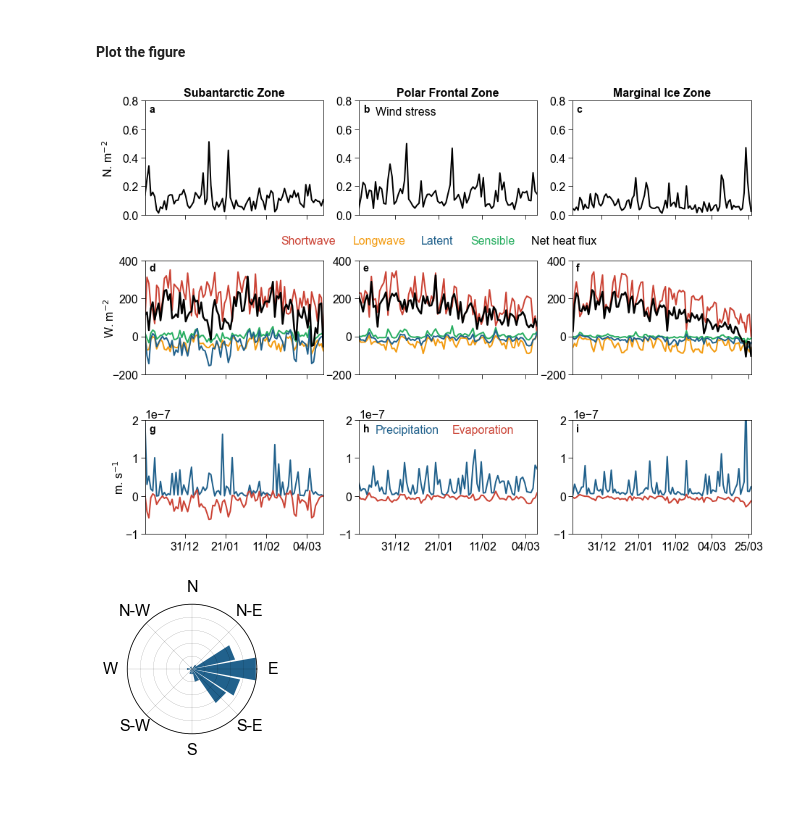
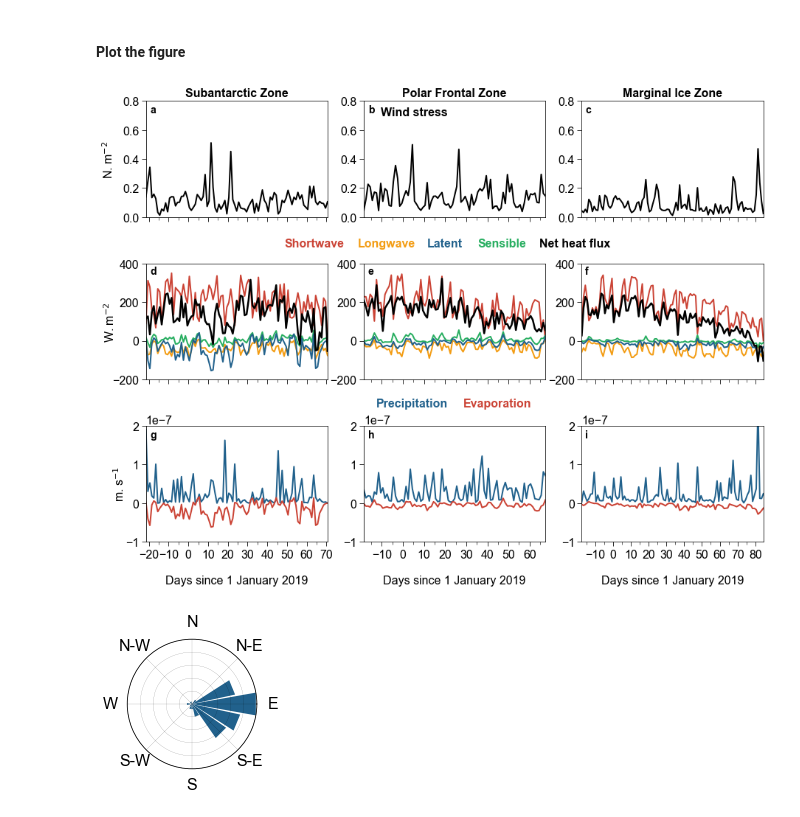
Before and after one commit to marcelduplessis/duplessis-2021-JGR-Oceans, a Jupyter notebook: duplessis-2021-figure4.ipynb, the cells around one changed output. Drawn from its saved outputs; the diff is of its cells as text; code cells hidden in the pictures.

```diff
--- a/duplessis-2021-figure4.ipynb
+++ b/duplessis-2021-figure4.ipynb
@@ -35,3 +35,11 @@ for i, dat in enumerate([dat_saz, dat_pfz, dat_miz]):
 dat_saz = dat_saz.resample(time='1D', loffset='12H').mean()
 dat_pfz = dat_pfz.resample(time='1D', loffset='12H').mean()
 dat_miz = dat_miz.resample(time='1D', loffset='12H').mean()
+# %%
+import matplotlib.dates as mdates
+
+day0=mdates.date2num(np.datetime64('2019-01-01 00:00:00'))
+
+for dat in [dat_saz, dat_pfz, dat_miz]:
+
+    dat['dayofyear']=mdates.date2num(dat.time)-day0
@@ -114,82 +81,90 @@ array([7.46069334e-02, 2.34318219e-01, 3.37807872e-01, 1.23439820e-01,
 fig,ax=plt.subplots(3,3, figsize=[15, 11])
 fig.subplots_adjust(hspace=0.4)
 
+from matplotlib.ticker import MultipleLocator
+
+majorLocator = MultipleLocator(10)
+minorLocator = MultipleLocator(5)
+
+for i in range(3):
+    for ii in range(3):
+        ax[ii,i].xaxis.set_major_locator(majorLocator)
+        ax[ii,i].xaxis.set_minor_locator(minorLocator)
+
+        if ii<2:
+            ax[ii,i].set_xticklabels([])
+
 for i, dat in enumerate([dat_saz, dat_pfz, dat_miz]):
 
-    ax[0,i].plot(dat.time, dat.tau, c='k')
+    ax[0,i].plot(dat.dayofyear, dat.tau, c='k')
 
-    ax[0,i].set_xlim(dat.time[0], dat.time[-1])
+    ax[0,i].set_xlim(dat.dayofyear[0], dat.dayofyear[-1])
     ax[0,i].set_ylim(0, 0.8)
 
 
 for i, dat in enumerate([dat_saz, dat_pfz, dat_miz]):
 
-    ax[1,i].plot(dat.time, dat.ssr,  c=red)
-    ax[1,i].plot(dat.time, dat.str,  c=orange)
-    ax[1,i].plot(dat.time, dat.sshf, c=green)
-    ax[1,i].plot(dat.time, dat.slhf, c=blue)
-    ax[1,i].plot(dat.time, dat.qnet, lw=2.5, c='k')
+    ax[1,i].plot(dat.dayofyear, dat.ssr,  c=red)
+    ax[1,i].plot(dat.dayofyear, dat.str,  c=orange)
+    ax[1,i].plot(dat.dayofyear, dat.sshf, c=green)
+    ax[1,i].plot(dat.dayofyear, dat.slhf, c=blue)
+    ax[1,i].plot(dat.dayofyear, dat.qnet, lw=2.5, c='k')
 
-    ax[1,i].set_xlim(dat.time[0], dat.time[-1])
+    ax[1,i].set_xlim(dat.dayofyear[0], dat.dayofyear[-1])
     ax[1,i].set_ylim(-200, 400)
 
 
 for i, dat in enumerate([dat_saz, dat_pfz, dat_miz]):
 
-    ax[2,i].plot(dat.time, dat.tp, c=blue)
-    ax[2,i].plot(dat.time, dat.e, c=red)
+    ax[2,i].plot(dat.dayofyear, dat.tp, c=blue)
+    ax[2,i].plot(dat.dayofyear, dat.e, c=red)
 
-    ax[2,i].set_xlim(dat.time[0], dat.time[-1])
+    ax[2,i].set_xlim(dat.dayofyear[0], dat.dayofyear[-1])
     ax[2,i].set_ylim(-1e-7, 2e-7)
 
-for i in range(3):
-    for ii in range(3):
-        ax[ii,i].xaxis.set_major_locator(weeks)
-        ax[ii,i].xaxis.set_major_formatter(yearsFmt)
-
-        if ii<2:
-
-            ax[ii,i].set_xticklabels([])
-
-ax[0,1].text(dat_pfz.time[8], 0.7, 'Wind stress', c='k')
+ax[0,1].text(dat_pfz.dayofyear[8], 0.7, 'Wind stress', c='k', fontweight='bold')
 
 yloc = 485
-ax[1,0].text(dat_saz.time[70], yloc, 'Shortwave', c=red)
-ax[1,1].text(dat_pfz.time[0] - np.timedelta64(3,'D'), yloc, 'Longwave', c=orange)
-ax[1,1].text(dat_pfz.time[54], yloc, 'Sensible',      c=green)
-ax[1,1].text(dat_pfz.time[30], yloc, 'Latent',        c=blue)
-ax[1,1].text(dat_pfz.time[83], yloc, 'Net heat flux', c='k')
+ax[1,0].text(dat_saz.dayofyear[70],  yloc, 'Shortwave', c=red, fontweight='bold')
+ax[1,1].text(dat_pfz.dayofyear[0]-3, yloc, 'Longwave', c=orange, fontweight='bold')
+ax[1,1].text(dat_pfz.dayofyear[54],  yloc, 'Sensible',      c=green, fontweight='bold')
+ax[1,1].text(dat_pfz.dayofyear[30],  yloc, 'Latent',        c=blue, fontweight='bold')
+ax[1,1].text(dat_pfz.dayofyear[83],  yloc, 'Net heat flux', c='k', fontweight='bold')
 
 
-ax[2,1].text(dat_pfz.time[45], 1.65e-7, 'Evaporation', c=red)
-ax[2,1].text(dat_pfz.time[8],  1.65e-7, 'Precipitation', c=blue)
+ax[2,1].text(dat_pfz.dayofyear[47], 2.5e-7, 'Evaporation', c=red, fontweight='bold')
+ax[2,1].text(dat_pfz.dayofyear[6],  2.5e-7, 'Precipitation', c=blue, fontweight='bold')
 
 ax[0,0].set_ylabel('N. m$^{-2}$', labelpad=10)
 ax[1,0].set_ylabel('W. m$^{-2}$', labelpad=-6)
 ax[2,0].set_ylabel('m. s$^{-1}$', labelpad=-1)
 
 props=dict(fontsize=16, fontweight='bold')
 
 ax[0,0].set_title('Subantarctic Zone' , **props)
 ax[0,1].set_title('Polar Frontal Zone', **props)
 ax[0,2].set_title('Marginal Ice Zone' , **props)
 
-ax[0,0].text(dat_saz.time[2], 0.72, 'a', fontweight='bold', fontsize=14)
-ax[0,1].text(dat_pfz.time[2], 0.72, 'b', fontweight='bold', fontsize=14)
-ax[0,2].text(dat_miz.time[2], 0.72, 'c', fontweight='bold', fontsize=14)
+ax[0,0].text(dat_saz.dayofyear[2], 0.72, 'a', fontweight='bold', fontsize=14)
+ax[0,1].text(dat_pfz.dayofyear[2], 0.72, 'b', fontweight='bold', fontsize=14)
+ax[0,2].text(dat_miz.dayofyear[2], 0.72, 'c', fontweight='bold', fontsize=14)
 
-ax[1,0].text(dat_saz.time[2], 345, 'd', fontweight='bold', fontsize=14)
-ax[1,1].text(dat_pfz.time[2], 345, 'e', fontweight='bold', fontsize=14)
-ax[1,2].text(dat_miz.time[2], 345, 'f', fontweight='bold', fontsize=14)
+ax[1,0].text(dat_saz.dayofyear[2], 345, 'd', fontweight='bold', fontsize=14)
+ax[1,1].text(dat_pfz.dayofyear[2], 345, 'e', fontweight='bold', fontsize=14)
+ax[1,2].text(dat_miz.dayofyear[2], 345, 'f', fontweight='bold', fontsize=14)
 
-ax[2,0].text(dat_saz.time[2], 1.7e-7, 'g', fontweight='bold', fontsize=14)
-ax[2,1].text(dat_pfz.time[2], 1.7e-7, 'h', fontweight='bold', fontsize=14)
-ax[2,2].text(dat_miz.time[2], 1.7e-7, 'i', fontweight='bold', fontsize=14)
+ax[2,0].text(dat_saz.dayofyear[2], 1.7e-7, 'g', fontweight='bold', fontsize=14)
+ax[2,1].text(dat_pfz.dayofyear[2], 1.7e-7, 'h', fontweight='bold', fontsize=14)
+ax[2,2].text(dat_miz.dayofyear[2], 1.7e-7, 'i', fontweight='bold', fontsize=14)
+
+ax[2,0].set_xlabel('Days since 1 January 2019', labelpad=20)
+ax[2,1].set_xlabel('Days since 1 January 2019', labelpad=20)
+ax[2,2].set_xlabel('Days since 1 January 2019', labelpad=20)
 
 
-plt.savefig('../figs_submission2/fig4.png', dpi=300)
+plt.savefig('../figs_submission3/fig4.png', dpi=300)
 # %% [output]
-[figure, old version]
+[figure, new version]
 # %%
 from windrose import WindroseAxes
 
```
Also changed, not shown: parts of 5 cells of this notebook, 2 other files.
